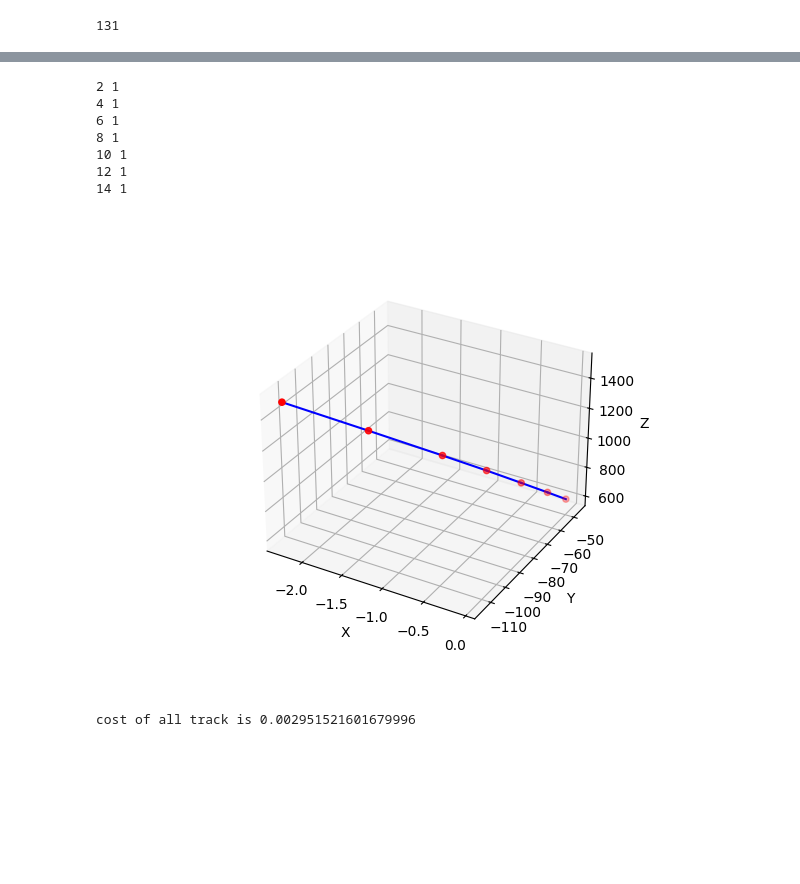
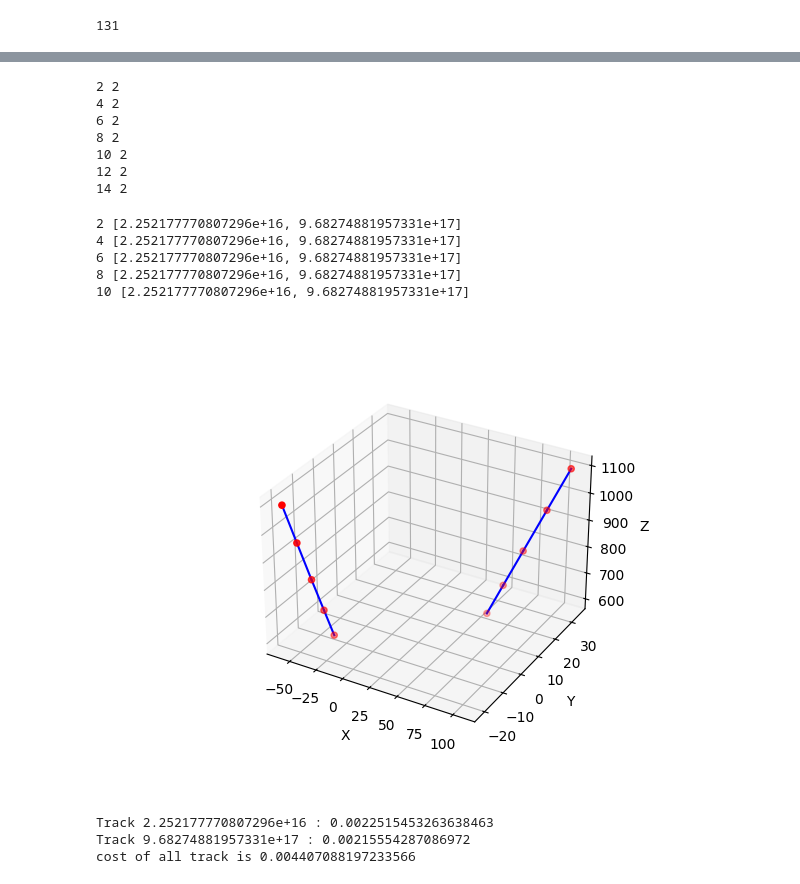
Before and after one commit to doduydao/track, a Jupyter notebook: process_data/track_07.ipynb, the cells around one changed output, grey strips where cells are left out. Cells and saved outputs as stored; diff of their text form; code cells hidden in the pictures; blank space fills up the shorter version.

Commit message:
create data for 1 and 2 tracks

```diff
--- a/process_data/track_07.ipynb
+++ b/process_data/track_07.ipynb
@@ -201,7 +201,7 @@ print(len(selected_particle_id))
 # %% [output]
 131
 # %%
-N = 1
+N = 2
 idx = set()
 while len(idx) < N:
     idx.add(random.randint(0, len(selected_particle_id)-1))
@@ -230,11 +238,11 @@ selected_particle_by_layer = count_particle_layer(df_final)
 for k, v in selected_particle_by_layer.items():
     print(k, len(v))
 # %% [output]
-2 1
-4 1
-6 1
-8 1
-10 1
-12 1
-14 1
+2 2
+4 2
+6 2
+8 2
+10 2
+12 2
+14 2
 # %%
@@ -242,30 +250,39 @@ path_out = "/Users/doduydao/daodd/PycharmProjects/track/src/data_selected/1hits/
 # %%
 df_final.to_csv(path_out,index=False)
 # %%
-N = 1
+N = 2
 v_id = 9
 # %%
 path_out = "/Users/doduydao/daodd/PycharmProjects/track/src/data_selected/"+str(N)+"hits/known_track/hits.csv"
 # %%
 data_wrote = pd.read_csv(path_out)
 hits = load_hits(data_wrote)[9]
+for k , h in hits.items():
+    print(k, v)
+
+
 track = dict()
 for l, hp in hits.items():
     for i in range(len(hp)):
         id = hp[i].hit_id
         particle_id = hp[i].particle_id
         if particle_id not in track:
             track[particle_id] = [hp[i]]
         else:
             track[particle_id] += [hp[i]]
 for t, h in track.items():
     h = sorted(h, key=lambda obj: obj.z)
     track[t] = h
 
 # hits = load_hits(data_wrote)[9]
 display(hits, track)
 # %% [output]
+2 [2.252177770807296e+16, 9.68274881957331e+17]
+4 [2.252177770807296e+16, 9.68274881957331e+17]
+6 [2.252177770807296e+16, 9.68274881957331e+17]
+8 [2.252177770807296e+16, 9.68274881957331e+17]
+10 [2.252177770807296e+16, 9.68274881957331e+17]
-[figure, old version]
+[figure, new version]
 # %%
 cost = 0
 count = 1
@@ -284,8 +301,10 @@ for pa, hs in track.items():
         # dist = 1
         beta = angle
         ct+=beta
-    # print('Track', count, ':', ct)
+    print('Track', pa, ':', ct)
     cost += ct
 print('cost of all track is', cost)
 # %% [output]
-cost of all track is 0.002951521601679996
+Track 2.252177770807296e+16 : 0.0022515453263638463
+Track 9.68274881957331e+17 : 0.00215554287086972
+cost of all track is 0.004407088197233566
```
Also changed, not shown: parts of 3 cells of this notebook, 24 other files.
